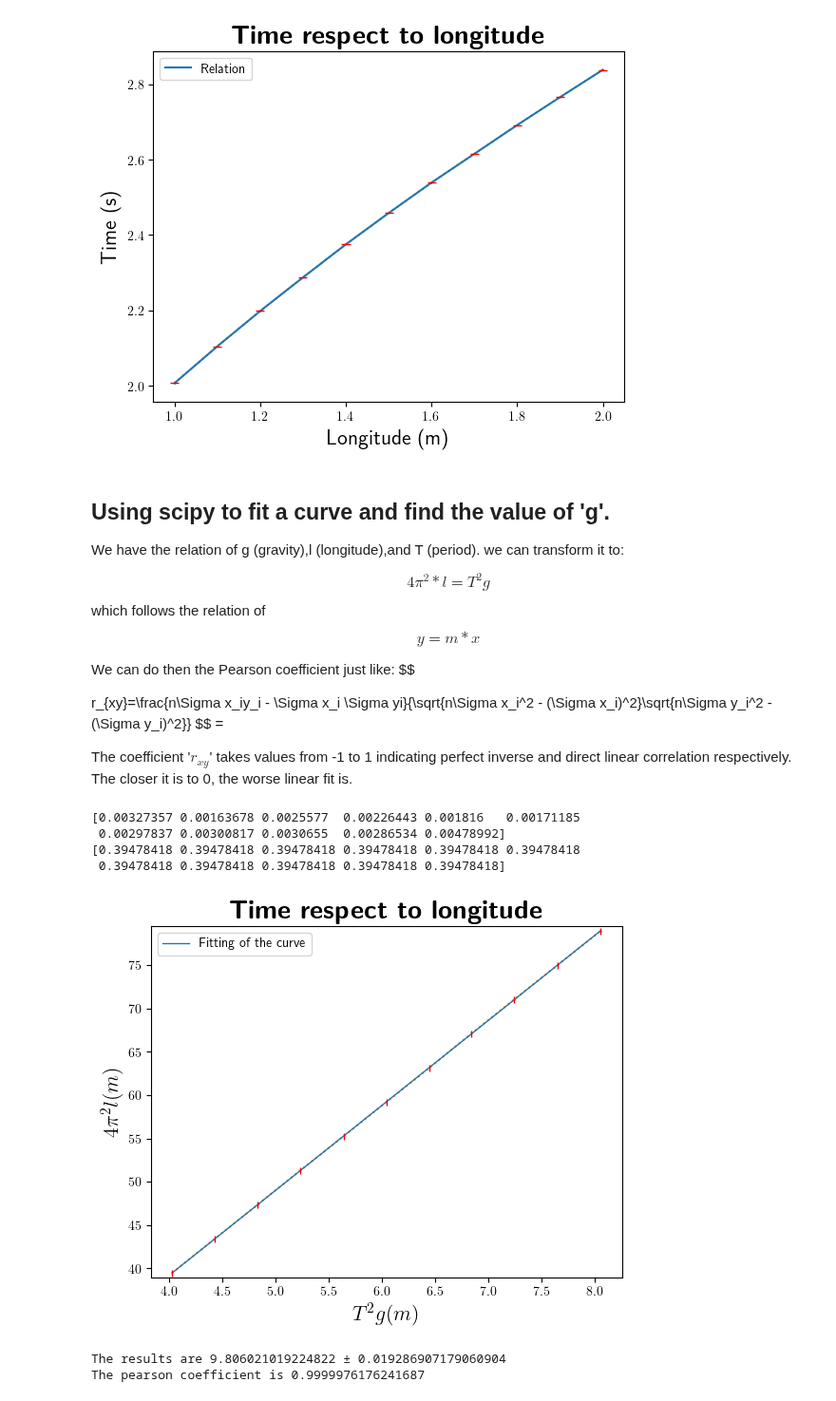
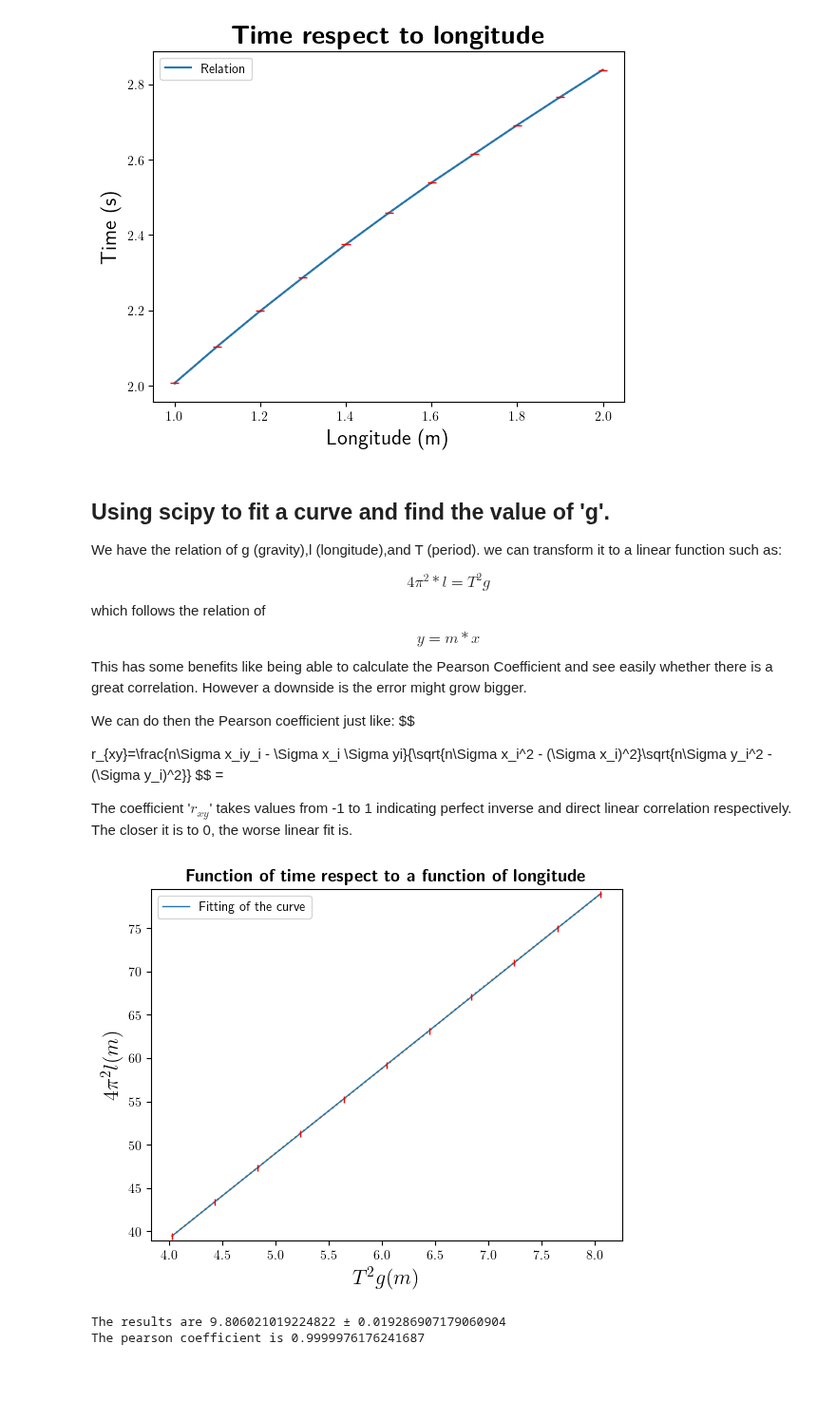
Before and after one commit to DiegoConol/Fisica-Computacional, a Jupyter notebook: Clase-con-Filipa/Pendulo/Pendulum Diego Contreras Olmos.ipynb, the cells around one changed output. Shown at 95% size. Saved outputs shown, nothing was run; the diff lists cells and outputs as text; code cells hidden in the pictures; blank space fills up the shorter version.

```diff
--- a/Clase-con-Filipa/Pendulo/Pendulum Diego Contreras Olmos.ipynb
+++ b/Clase-con-Filipa/Pendulo/Pendulum Diego Contreras Olmos.ipynb
@@ -208,7 +209,7 @@ plt.show()
 ## Using scipy to fit a curve and find the value of 'g'.
 
 We have the relation of g (gravity),l (longitude),and T (period).
-we can transform it to:
+we can transform it to a linear function such as:
 
 $$
 4 \pi^2*l=T^2g
@@ -217,6 +218,8 @@ which follows the relation of
 $$
 y = m*x
 $$
+This has some benefits like being able to calculate the Pearson Coefficient and see easily whether there is a great correlation. However a downside is the error might grow bigger.
+
 
 We can do then the Pearson coefficient just like:
 $$
@@ -231,6 +234,8 @@ from scipy.optimize import curve_fit
 
 #We describe the function as a linear function y=mx where
 # y= 4pi^2l and m=T^2, the x is going to be g.
+
+#The errors need to change because our 'true' values of x and y are not the same as the ones we are using to fit the curve.
 
 x=mediatiempo1**2
 y=4*np.pi**2*longitud
@@ -270,38 +275,34 @@ for i in range(n):
 pearson= (n**2*mediaxy-n**2*mediax*mediay)/(np.sqrt(n*x2-(n*mediax)**2)*np.sqrt(n*y2-(n*mediay)**2))
 
 
 #Now we can plot it.
 
 
 fig, ax2 = plt.subplots()
 
 
 ax2.axis([longitud[0]-0.05, longitud[-1]+0.05, mediatiempo1[0]-0.05, mediatiempo1[-1]+0.05])
 
 
 #These axis the -0.05 are just so it does not touch the borders.
 #It is not perfect. If 'longitude' was decreasing this would destroy some data, so we have to check whether it is increasing or decreasing
 
 ax2.axis([x[0]-0.2, x[-1]+0.2, ypredict[0]-0.5,ypredict[-1]+0.5])
 ax2.plot(x, ypredict, label = r'Fitting of the curve', linewidth=1.0)
 ax2.set_xlabel(r'$T^2 g (m)$', fontsize = 16)
 ax2.set_ylabel(r'$4\pi^2 l (m)$', fontsize = 16)
 ax2.legend()
-ax2.set_title(r'\textbf{Time respect to longitude}', fontsize = 20)
+ax2.set_title(r'\textbf{Function of time respect to a function of longitude}', fontsize = 13)
 
 #Now for the error bars
 
 ax2.errorbar(x, y, xerr = Ux, yerr = Uy, fmt= '', ecolor= 'r', elinewidth = 1,
             barsabove=True, linestyle = 'dotted')
 
 plt.show()
 print("The results are", popt[0], u"\u00B1", (pcov[0,0])**0.5)
 print("The pearson coefficient is", pearson)
 # %% [output]
+[figure, new version]
-[0.00327357 0.00163678 0.0025577  0.00226443 0.001816   0.00171185
- 0.00297837 0.00300817 0.0030655  0.00286534 0.00478992]
-[0.39478418 0.39478418 0.39478418 0.39478418 0.39478418 0.39478418
- 0.39478418 0.39478418 0.39478418 0.39478418 0.39478418]
+The results are 9.806021019224822 ± 0.019286907179060904
+The pearson coefficient is 0.9999976176241687
-[figure, old version]
-The results are 9.806021019224822 ± 0.019286907179060904
-The pearson coefficient is 0.9999976176241687
```
Also changed, not shown: parts of 6 cells of this notebook, 5 other files.
